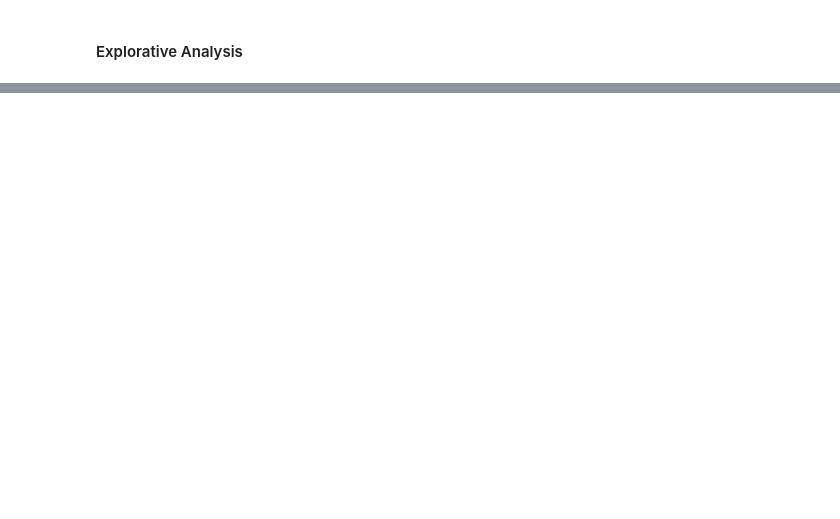
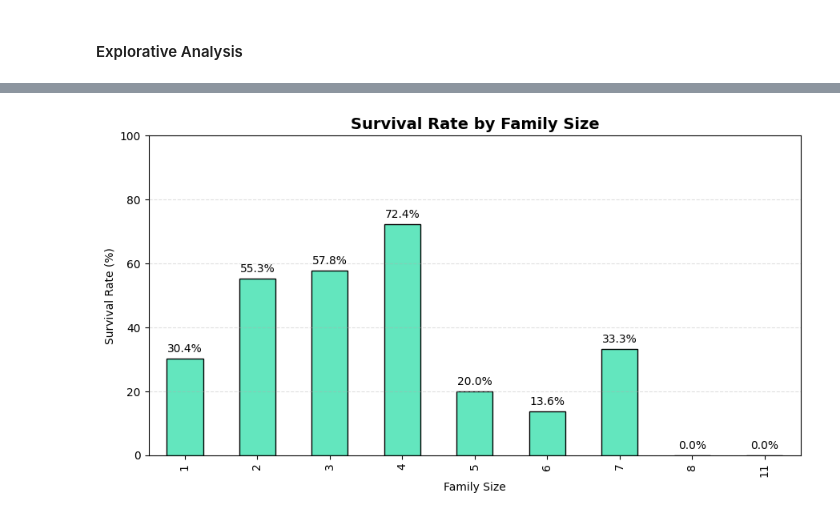
Before and after one commit to ntn7898/Titanic-Prediction, a Jupyter notebook: titanic_project.ipynb, the cells around one changed output, grey strips where cells are left out. Cells and saved outputs as stored; diff of their text form; code cells hidden in the pictures; blank space fills up the shorter version.

```diff
--- a/titanic_project.ipynb
+++ b/titanic_project.ipynb
@@ -159,0 +401,28 @@ Minimum Fare: $0.0
+# %%
+family_survival = (
+    train.groupby('FamilySize')['Survived']
+    .agg(['count', 'mean'])
+)
+
+family_survival['mean'] *= 100
+
+ax = family_survival['mean'].plot(
+    kind='bar',
+    figsize=(9, 5),
+    color='#63E6BE',
+    edgecolor='black'
+)
+
+plt.title('Survival Rate by Family Size', fontsize=14, fontweight='bold')
+plt.xlabel('Family Size')
+plt.ylabel('Survival Rate (%)')
+plt.ylim(0, 100)
+plt.grid(axis='y', linestyle='--', alpha=0.4)
+
+for i, value in enumerate(family_survival['mean']):
+    ax.text(i, value + 2, f'{value:.1f}%', ha='center')
+
+plt.tight_layout()
+plt.show()
+# %% [output]
+[figure, added]
```
Also changed, not shown: parts of 22 cells of this notebook.
